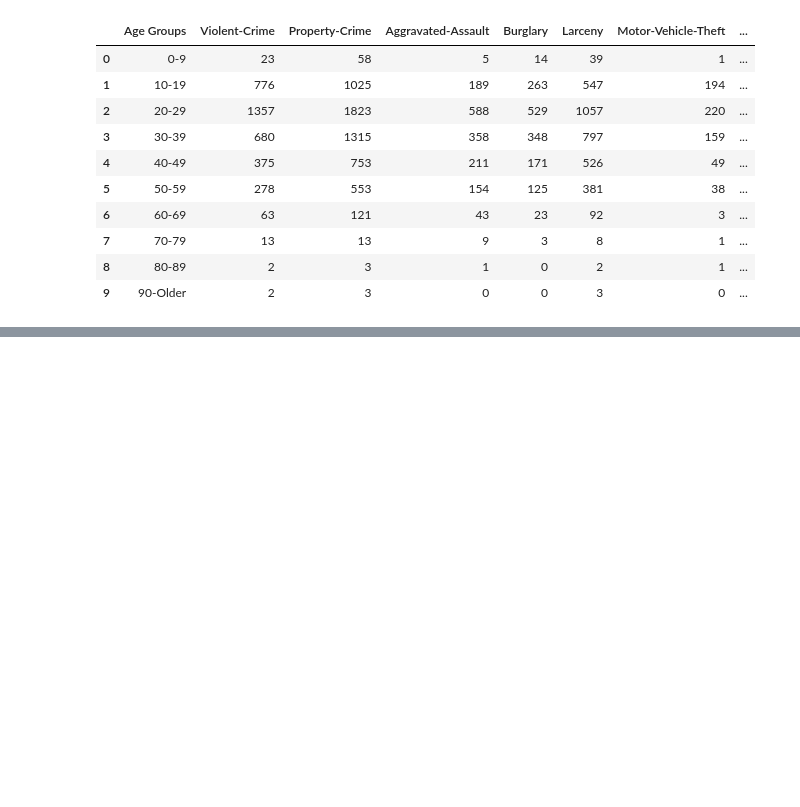
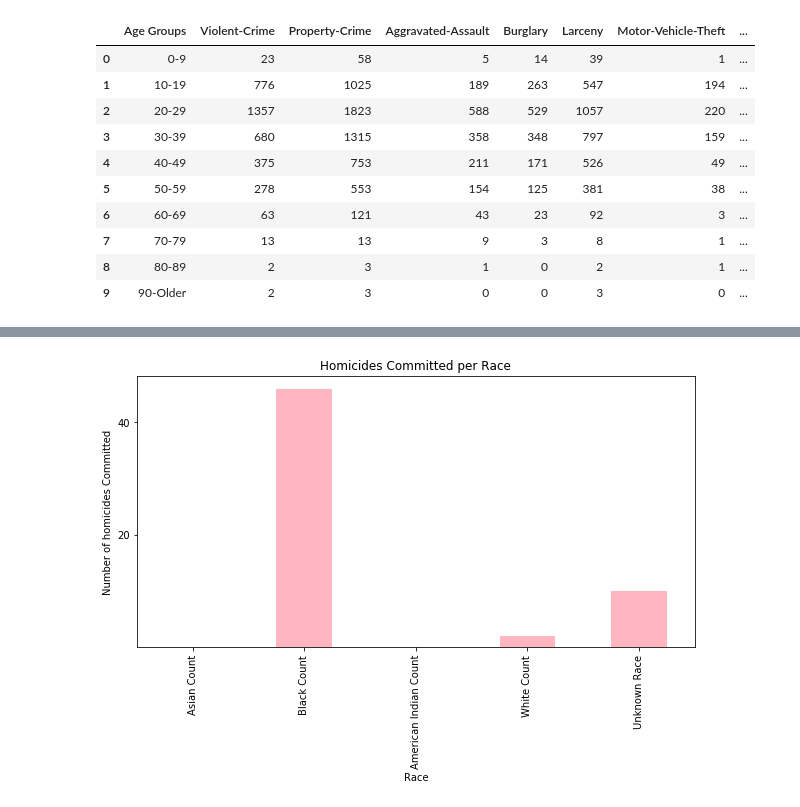
Before and after one commit to drjulie2105/Group_Project_1, a Jupyter notebook: Crime_Cuyahoga/crime_cuy.ipynb, the cells around one changed output, grey strips where cells are left out. Cells and saved outputs as stored; diff of their text form; code cells hidden in the pictures; blank space fills up the shorter version.

```diff
--- a/Crime_Cuyahoga/crime_cuy.ipynb
+++ b/Crime_Cuyahoga/crime_cuy.ipynb
@@ -558,0 +617,23 @@ cle2017_crime_age_df
+# %%
+# Creaate homicide bar graph
+homicide_crime = Graph_race.loc[:,2]
+
+# Set x and y values
+y_axis = [Graph_race.loc[:,2]]
+x_axis = Graph_race.index
+
+# Set ticks
+ticks = 20, 40, 60, 80
+plt.yticks(ticks=ticks, labels=None)
+
+# Set type
+homicide_crime.plot(kind='bar', facecolor='lightpink', figsize=(10,5
+))
+
+# Format
+plt.xlabel('Race')
+plt.ylabel('Number of homicides Committed')
+plt.title('Homicides Committed per Race')
+plt.show()
+# %% [output]
+[figure, added]
```
Also changed, not shown: parts of 11 cells of this notebook.
